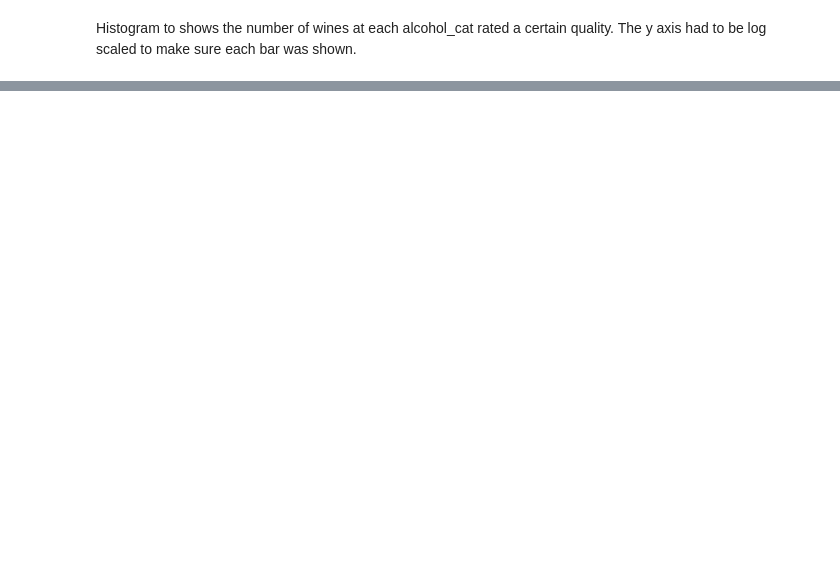
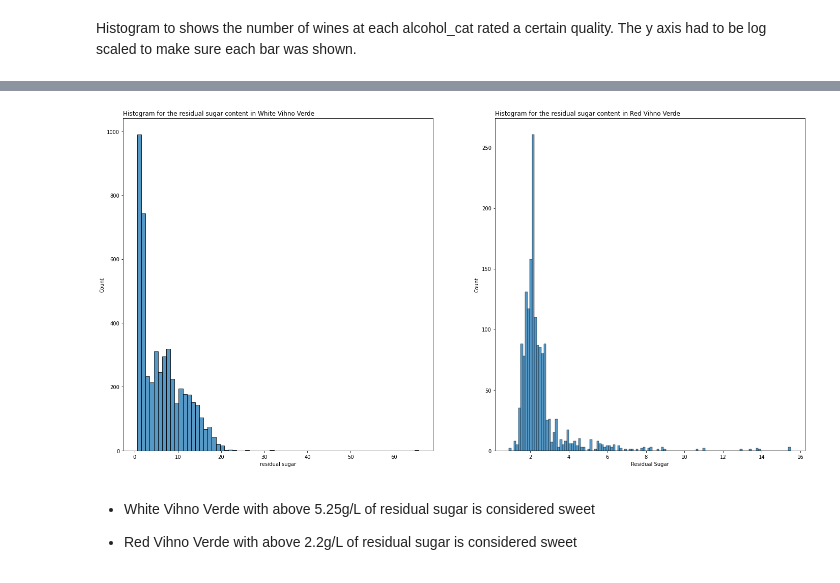
Before and after one commit to c0037654Newcastle/CSC2034-DS-Project, a Jupyter notebook: CSC2034_DS_Project.ipynb, the cells around one changed output, grey strips where cells are left out. Drawn from its saved outputs; the diff is of its cells as text; code cells hidden in the pictures; blank space fills up the shorter version.

```diff
--- a/CSC2034_DS_Project.ipynb
+++ b/CSC2034_DS_Project.ipynb
@@ -209,0 +208,20 @@ plt.close()
+# %%
+fig, (ax1, ax2) = plt.subplots(figsize=(24, 12), ncols=2)
+
+ax1.set_title("Histogram for the residual sugar content in White Vihno Verde", loc='left')
+ax2.set_title("Histogram for the residual sugar content in Red Vihno Verde", loc='left')
+
+
+sns.histplot(data=white_vihno_dataset, x="residual sugar", ax=ax1)
+sns.histplot(data=red_vihno_dataset, x="residual sugar", ax=ax2)
+
+
+plt.xlabel("Residual Sugar")
+plt.show()
+plt.close()
+# %% [output]
+[figure, added]
+# %% [markdown]
+*   White Vihno Verde with above 5.25g/L of residual sugar is considered sweet
+
+*   Red Vihno Verde with above 2.2g/L of residual sugar is considered sweet
```
Also changed, not shown: parts of 31 cells of this notebook.
